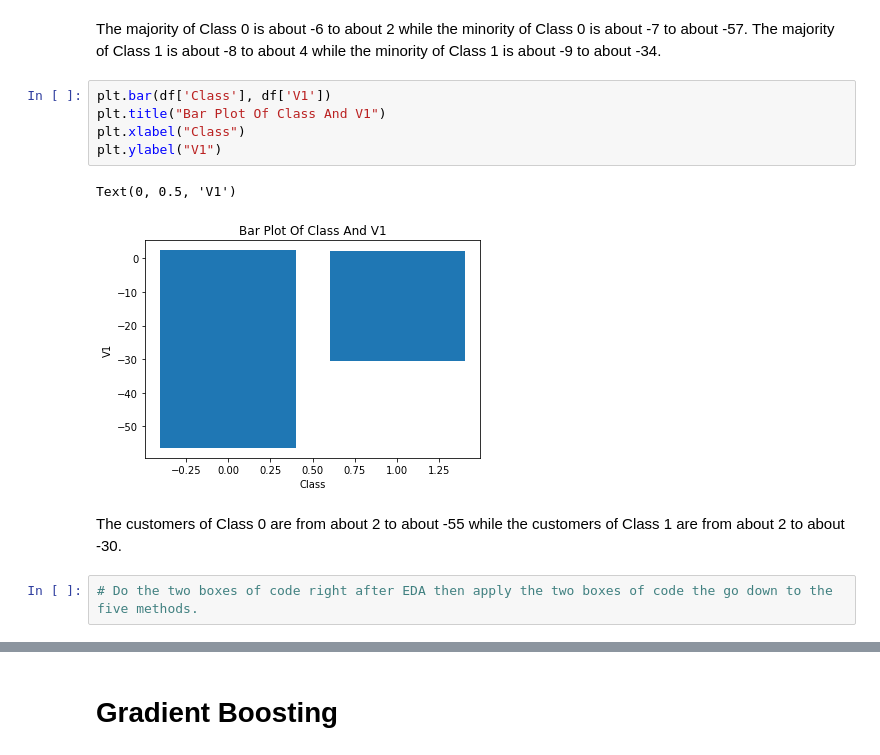
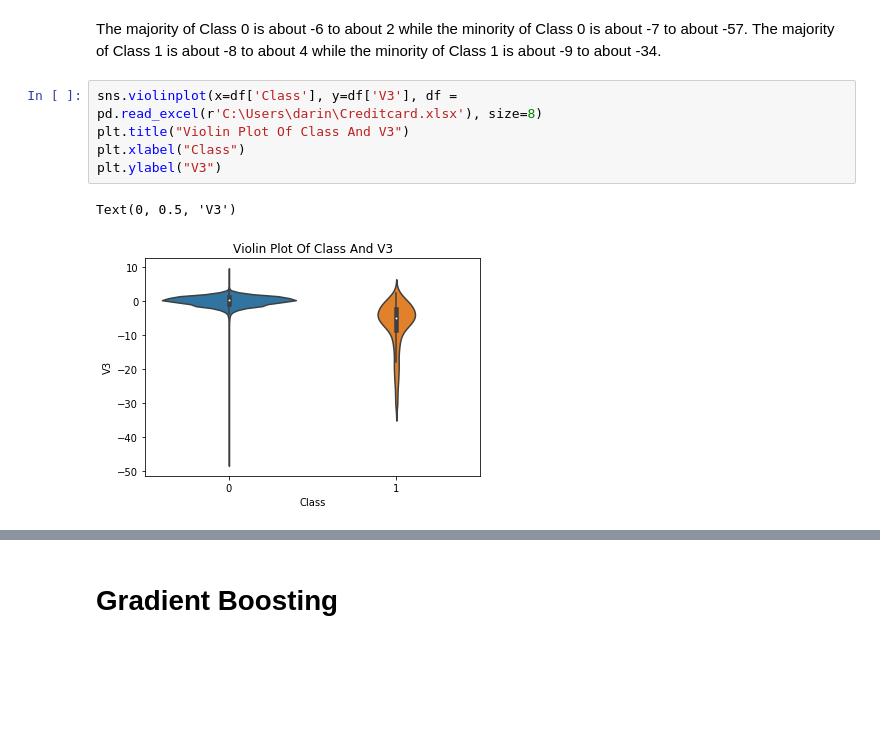
Before and after one commit to Avalon1000/Thinkful, a Jupyter notebook: Module 44.3.ipynb, the cells around one changed output, grey strips where cells are left out. Drawn from its saved outputs; the diff is of its cells as text; blank space fills up the shorter version.

```diff
--- a/Module 44.3.ipynb
+++ b/Module 44.3.ipynb
@@ -1020,14 +988,10 @@ Text(0, 0.5, 'V1')
 # %% [markdown]
 The majority of Class 0 is about -6 to about 2 while the minority of Class 0 is about -7 to about -57. The majority of Class 1 is about -8 to about 4 while the minority of Class 1 is about -9 to about -34.
 # %%
-plt.bar(df['Class'], df['V1'])
-plt.title("Bar Plot Of Class And V1")
+sns.violinplot(x=df['Class'], y=df['V3'], df = pd.read_excel(r'C:\Users\darin\Creditcard.xlsx'), size=8)
+plt.title("Violin Plot Of Class And V3")
 plt.xlabel("Class")
-plt.ylabel("V1")
+plt.ylabel("V3")
 # %% [output]
-Text(0, 0.5, 'V1')
+Text(0, 0.5, 'V3')
-[figure, old version]
+[figure, new version]
-# %% [markdown]
-The customers of Class 0 are from about 2 to about -55 while the customers of Class 1 are from about 2 to about -30.
-# %%
-# Do the two boxes of code right after EDA then apply the two boxes of code the go down to the five methods.
```
Also changed, not shown: parts of 27 cells of this notebook.
